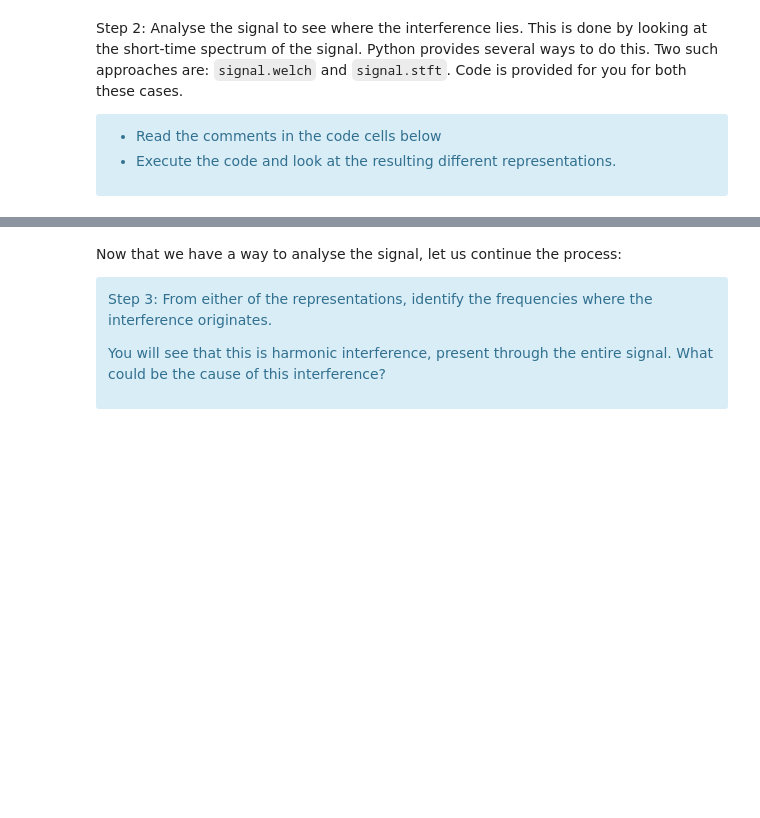
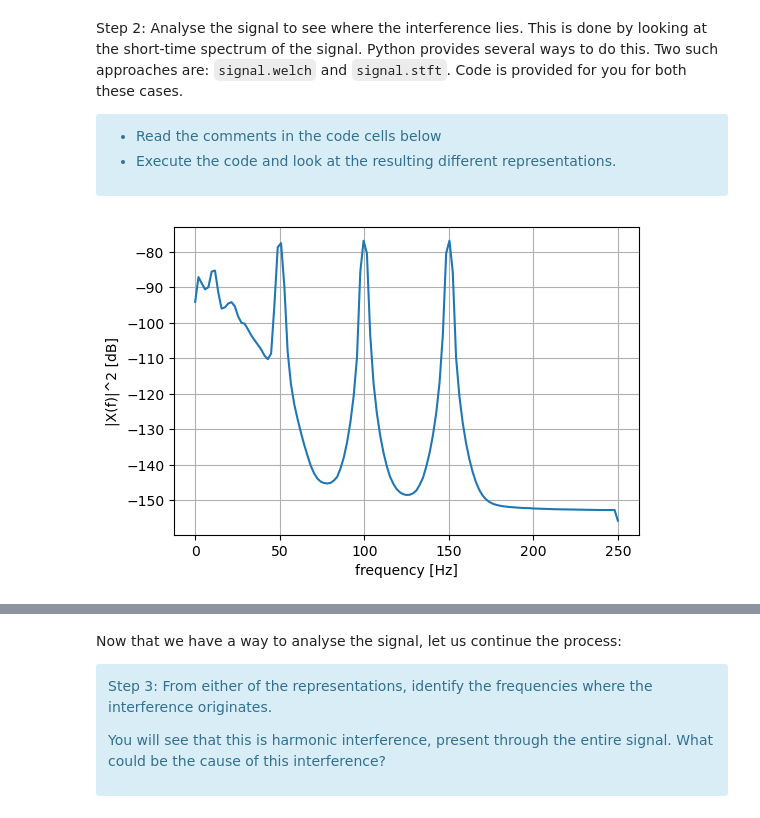
Before and after one commit to mrcocolinho/MSPS-Assignments, a Jupyter notebook: Notebooks/Assignment 3/ex03.ipynb, the cells around one changed output, grey strips where cells are left out. Cells and saved outputs as stored; diff of their text form; code cells hidden in the pictures; blank space fills up the shorter version.

```diff
--- a/Notebooks/Assignment 3/ex03.ipynb
+++ b/Notebooks/Assignment 3/ex03.ipynb
@@ -553,20 +585,22 @@ Step 2: Analyse the signal to see where the interference lies. This is done by l
 # %%
 # Short-time power spectrum computation using Welch periodogram
 # This yields the smoothed power-spectrum averaged across several short,
 # overlapping windows of the signal.
 nfft = 256
 overlap = 7*nfft//8
 scaleFact = signal.windows.get_window('hann',nfft).sum()
 frqVec,psdX = signal.welch(x, fs=fs, window='hann',\
                            noverlap=overlap, nfft=nfft,scaling='spectrum')
 
 # Look at the resulting power spectrum of the signal
 fig = plt.figure(figsize=(6,4)); fig.clf()
 ax = fig.add_subplot(111)
 ax.plot(frqVec,10*np.log10(psdX*scaleFact))
-ax.set_xlabel('freqency [Hz]')
+ax.set_xlabel('frequency [Hz]')
 ax.set_ylabel('|X(f)|^2 [dB]')
 ax.grid('on')
+# %% [output]
+[figure, added]
 # %%
 # Short-time periodogram using signal.stft
 # Same analysis parameters as Welch, but in this case, the periodogram is
```
Also changed, not shown: parts of 12 cells of this notebook.
